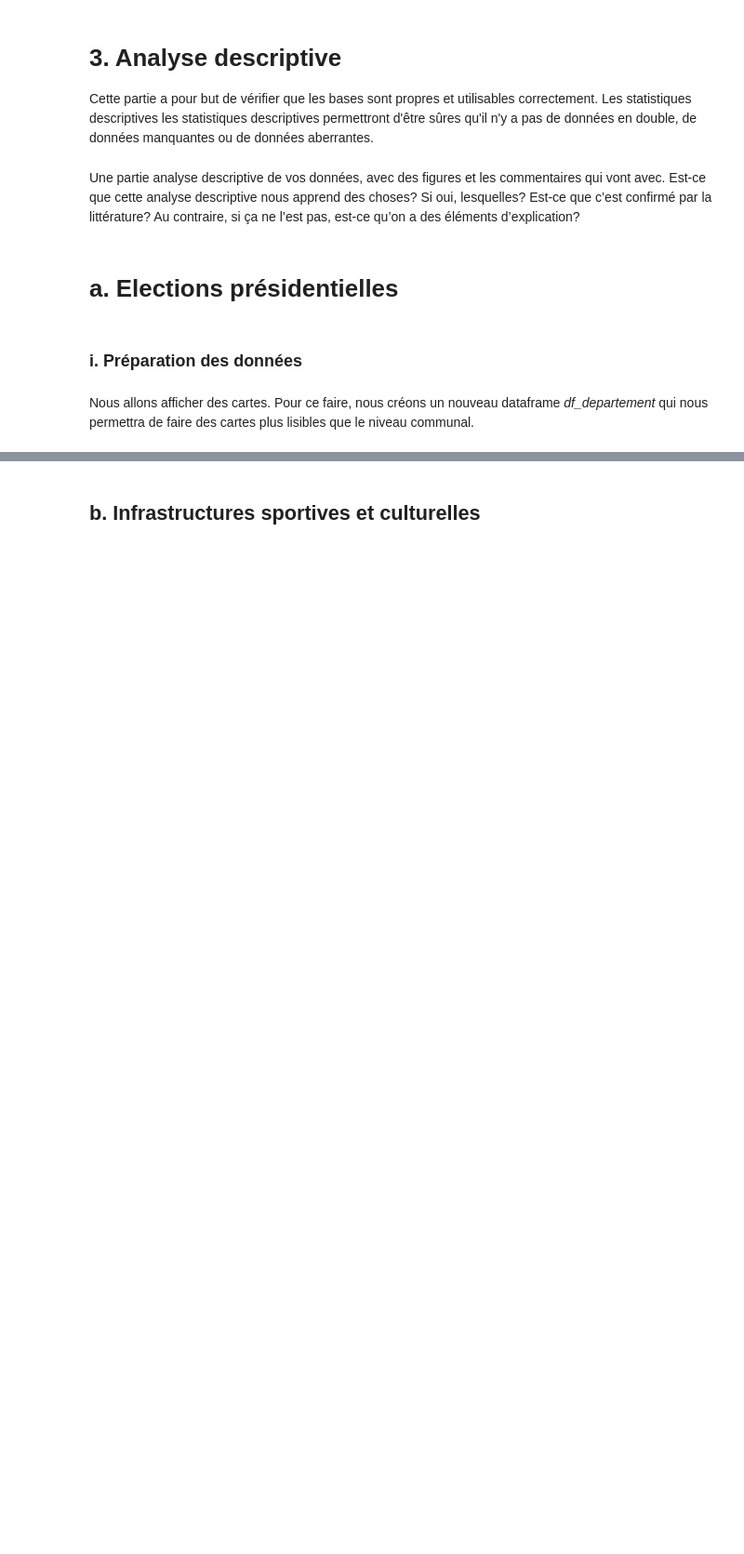
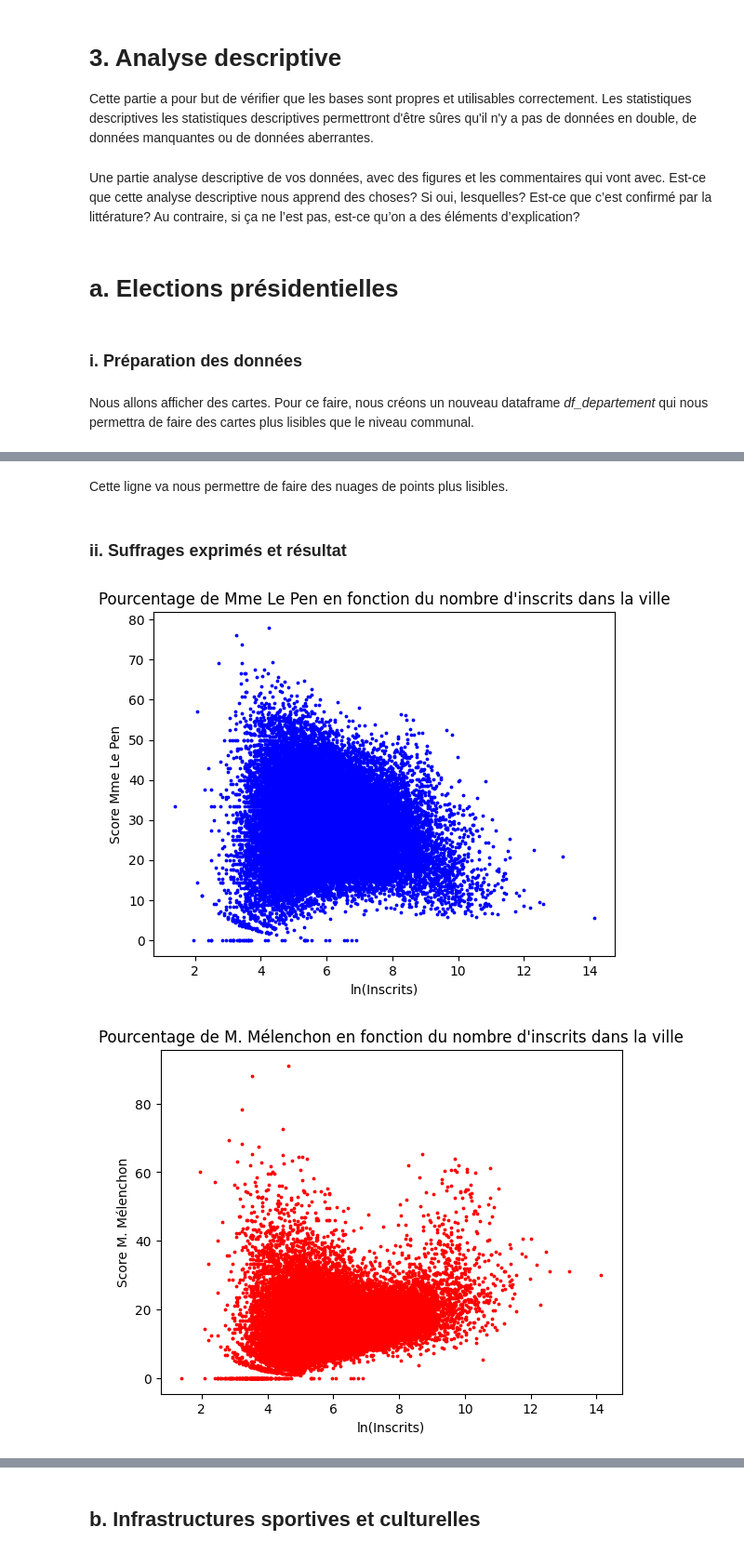
Before and after one commit to heloise1414/Projet-Python-S3, a Jupyter notebook: code/main.ipynb, the cells around one changed output, grey strips where cells are left out. Shown at 93% size. Drawn from its saved outputs; the diff is of its cells as text; code cells hidden in the pictures; blank space fills up the shorter version.

```diff
--- a/code/main.ipynb
+++ b/code/main.ipynb
@@ -602,3 +602,5 @@ Nous allons donc pour l'instant garder la base telle qu'elle est et nous verrons
+# %%
+df_elect = df_metropole
 # %% [markdown]
 ### ii. Electeurs
 # %% [markdown]
@@ -1465,0 +1970,37 @@ Les cartes suivantes sont cohérentes avec les statistiques publiées à propos
+# %%
+df_elect["ln_Inscrits"] = np.log(df_elect["Inscrits"])
+# %% [markdown]
+Cette ligne va nous permettre de faire des nuages de points plus lisibles.
+# %% [markdown]
+### ii. Suffrages exprimés et résultat
+# %%
+df_elect.plot.scatter(
+    x="ln_Inscrits",
+        # on utilise le logarithme pour éviter que tous les points soient agglutinés sur l'axe des ordonnées
+    y="score_rn",
+    color="blue",
+    s=3,
+    alpha=1
+)
+
+plt.title("Pourcentage de Mme Le Pen en fonction du nombre d'inscrits dans la ville")
+plt.xlabel("ln(Inscrits)")
+plt.ylabel("Score Mme Le Pen")
+plt.show()
+
+df_elect.plot.scatter(
+    x="ln_Inscrits",
+        # on utilise le logarithme pour éviter que tous les points soient agglutinés sur l'axe des ordonnées
+    y="score_lfi",
+    color="red",
+    s=3,
+    alpha=1
+)
+
+plt.title("Pourcentage de M. Mélenchon en fonction du nombre d'inscrits dans la ville")
+plt.xlabel("ln(Inscrits)")
+plt.ylabel("Score M. Mélenchon")
+plt.show()
+# %% [output]
+[figure, added]
+[figure, added]
```
Also changed, not shown: parts of 92 cells of this notebook, 1 other file.
